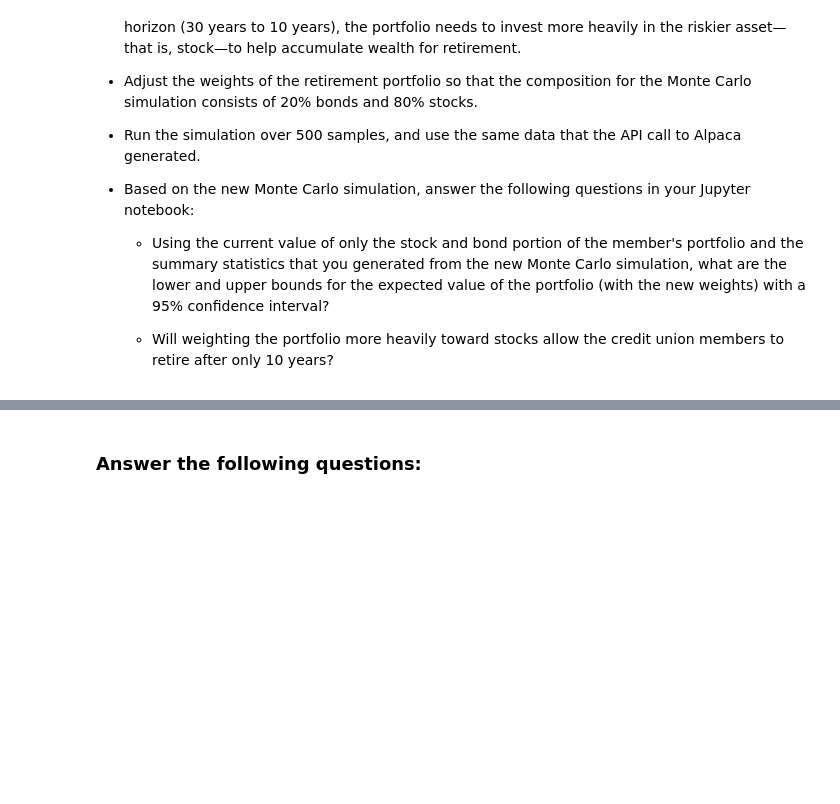
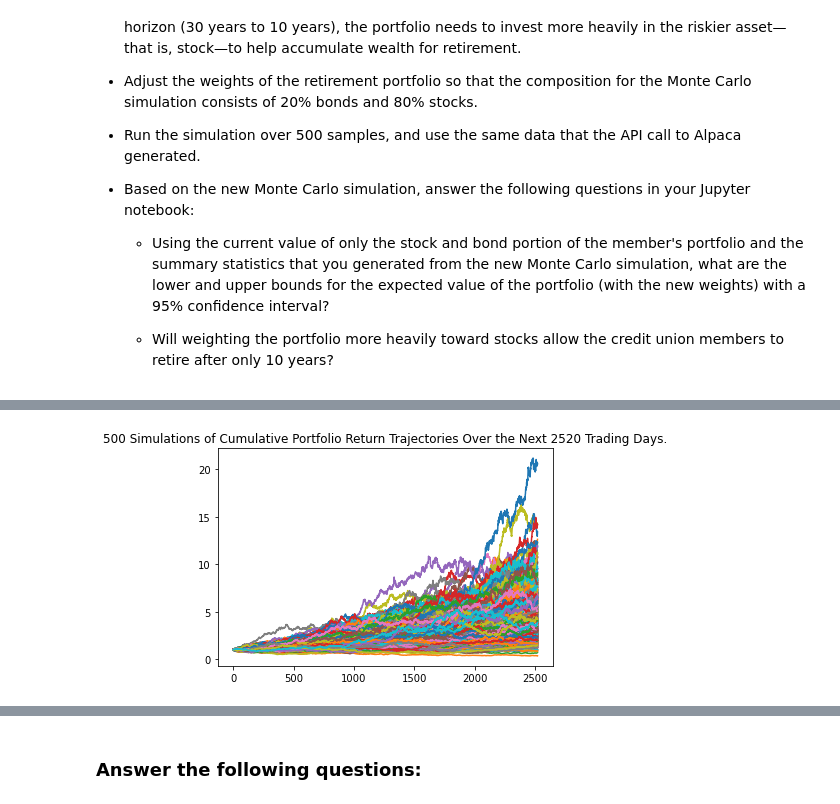
Before and after one commit to tembolo1284/ChallengeFiles_Part5_PaulLopez, a Jupyter notebook: financial_planning_tools.ipynb, the cells around one changed output, grey strips where cells are left out. Saved outputs shown, nothing was run; the diff lists cells and outputs as text; code cells hidden in the pictures; blank space fills up the shorter version.

```diff
--- a/financial_planning_tools.ipynb
+++ b/financial_planning_tools.ipynb
@@ -476,7 +594,12 @@ For this new Monte Carlo simulation, do the following:
 # Configure a Monte Carlo simulation to forecast 10 years cumulative returns
 # The weights should be split 20% to AGG and 80% to SPY.
 # Run 500 samples.
-# YOUR CODE HERE
+MC_2080 = MCSimulation(
+    portfolio_data = prices_df,
+    weights = [.2,.8,],
+    num_simulation = 500,
+    num_trading_days = 252*10
+)
 
 # Review the simulation input data
-# YOUR CODE HERE
+MC_2080.portfolio_data.head()
@@ -486,7 +642,9 @@ For this new Monte Carlo simulation, do the following:
 # %%
 # Visualize the 10-year Monte Carlo simulation by creating an
 # overlay line plot
-# YOUR CODE HERE
+weight_2080_plot = MC_2080.plot_simulation()
+# %% [output]
+[figure, added]
 # %%
 # Visualize the probability distribution of the 10-year Monte Carlo simulation
 # by plotting a histogram
```
Also changed, not shown: parts of 38 cells of this notebook, 2 other files.
